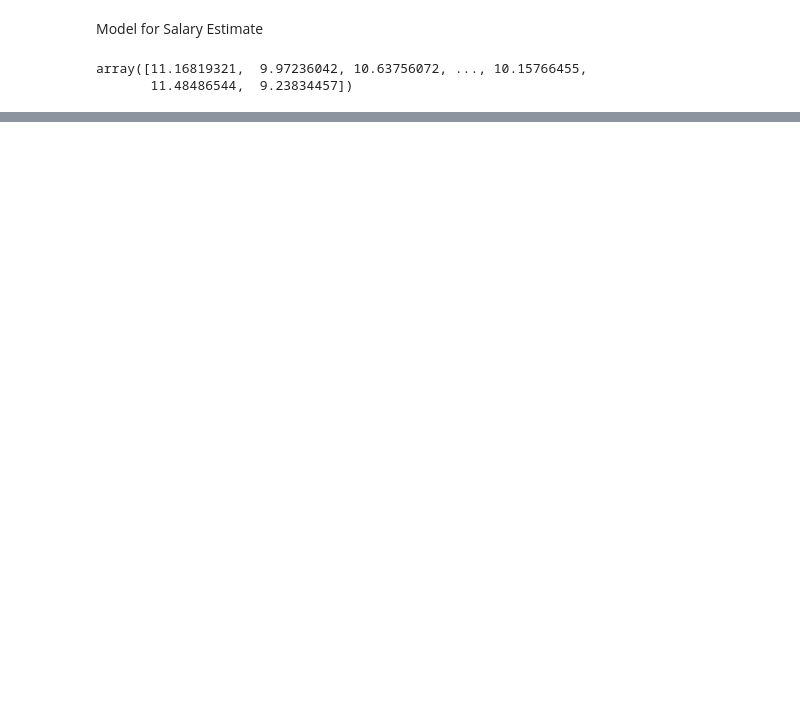
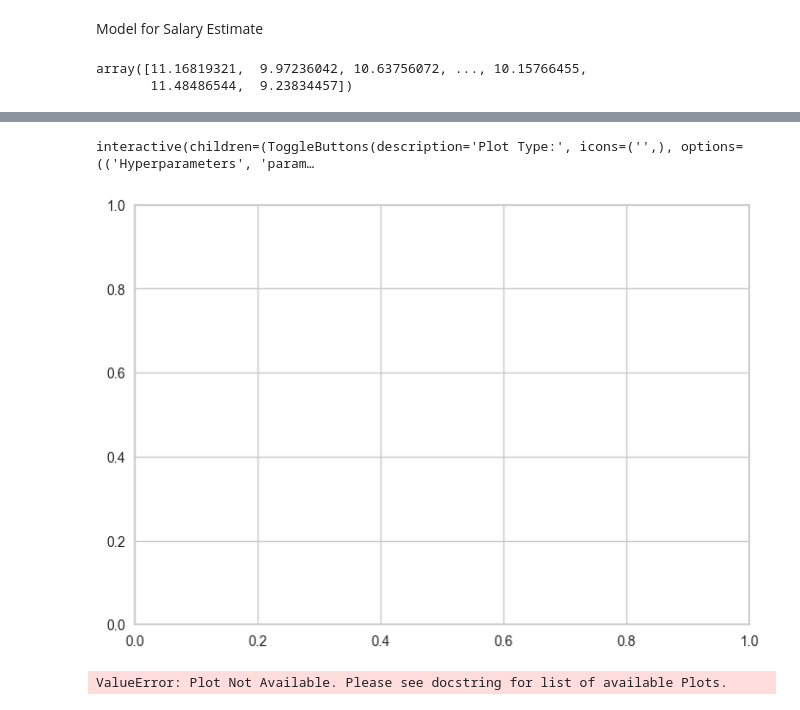
Before and after one commit to hbatistuzzo/Ironhack-FinalProject, a Jupyter notebook: case_AME.ipynb, the cells around one changed output, grey strips where cells are left out. Saved outputs shown, nothing was run; the diff lists cells and outputs as text; code cells hidden in the pictures; blank space fills up the shorter version.

```diff
--- a/case_AME.ipynb
+++ b/case_AME.ipynb
@@ -1084,0 +1237,2 @@ Final testing examples:         2415
+# %%
+model = create_model("gbr")
@@ -1084,0 +1254,9 @@ Final testing examples:         2415
+# %%
+evaluate_model(model)
+# %% [output]
+interactive(children=(ToggleButtons(description='Plot Type:', icons=('',), options=(('Hyperparameters', 'param…
+# %%
+plot_model(model,plot='confusion_matrix')
+# %% [output]
+[figure, added]
+ValueError: Plot Not Available. Please see docstring for list of available Plots.
```
Also changed, not shown: parts of 51 cells of this notebook, 6 other files.
